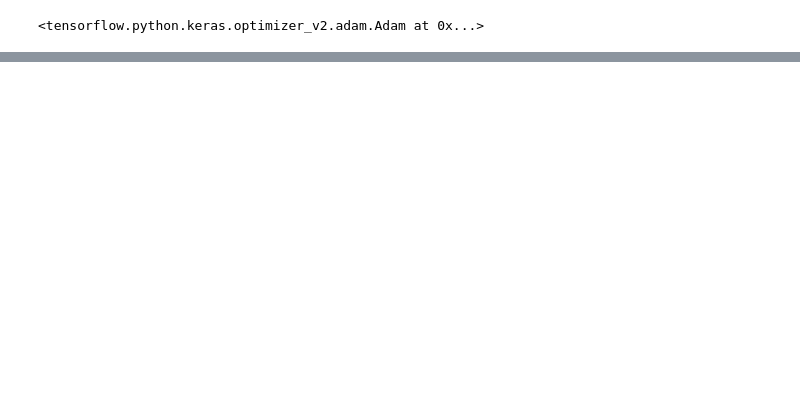
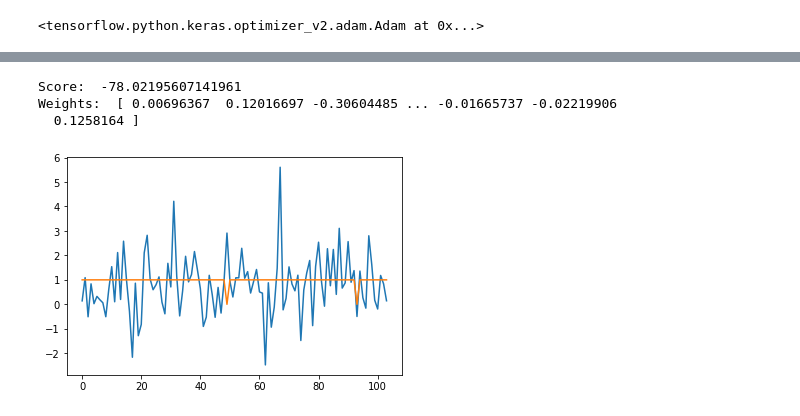
Before and after one commit to kyuniie/BigData, a Jupyter notebook: test_model_one_label.ipynb, the cells around one changed output, grey strips where cells are left out. Drawn from its saved outputs; the diff is of its cells as text; code cells hidden in the pictures; blank space fills up the shorter version.

```diff
--- a/test_model_one_label.ipynb
+++ b/test_model_one_label.ipynb
@@ -383,7 +348,9 @@ Y.shape
 # %%
 model = Sequential()
-model.add(Dense(2, activation='relu'))
-model.add(Dense(3, activation='relu'))
-model.add(Dense(3, activation='relu'))
+model.add(Dense(100, activation='relu'))
+model.add(Dense(60, activation='relu'))
+model.add(Dense(80, activation='relu'))
+model.add(Dense(60, activation='relu'))
+model.add(Dense(70, activation='relu'))
 model.add(Dense(1, activation ='sigmoid'))
 # %%
@@ -440,0 +424,5 @@ _________________________________________________________________
+# %%
+from sklearn.ensemble import RandomForestClassifier
+# Supervised transformation based on random forests
+rf = RandomForestClassifier(max_depth=5, n_estimators=20)
+rf.fit(X_train, y_train)
@@ -440,0 +458,16 @@ _________________________________________________________________
+# %%
+from sklearn.linear_model import LinearRegression
+
+lineReg = LinearRegression()
+lineReg.fit(X_train, y_train)
+print('Score: ', lineReg.score(X_test, y_test))
+print('Weights: ', lineReg.coef_)
+
+plt.plot(lineReg.predict(X_test))
+plt.plot(y_test)
+plt.show()
+# %% [output]
+Score:  -78.02195607141961
+Weights:  [ 0.00696367  0.12016697 -0.30604485 ... -0.01665737 -0.02219906
+  0.1258164 ]
+[figure, added]
```
Also changed, not shown: parts of 51 cells of this notebook.
